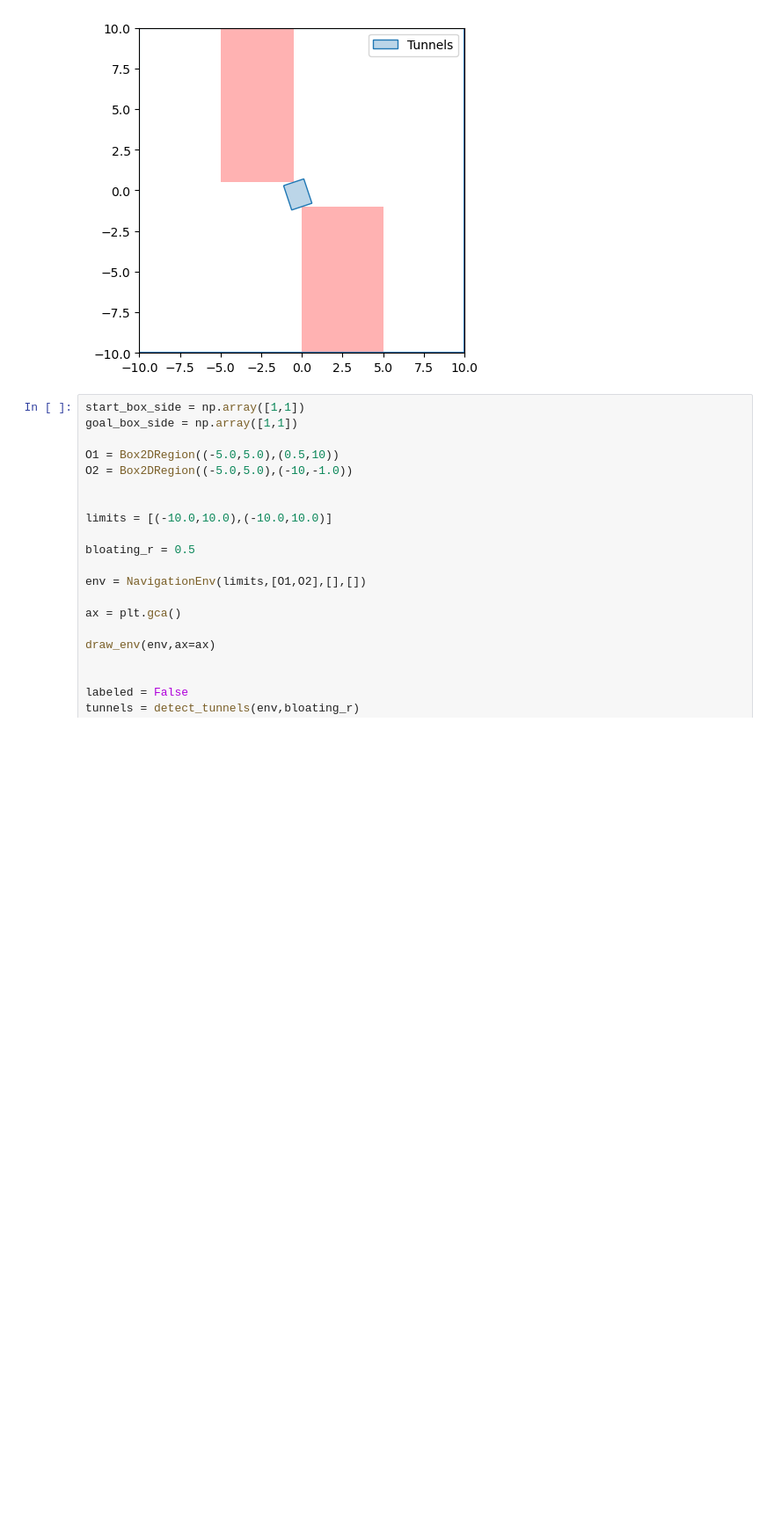
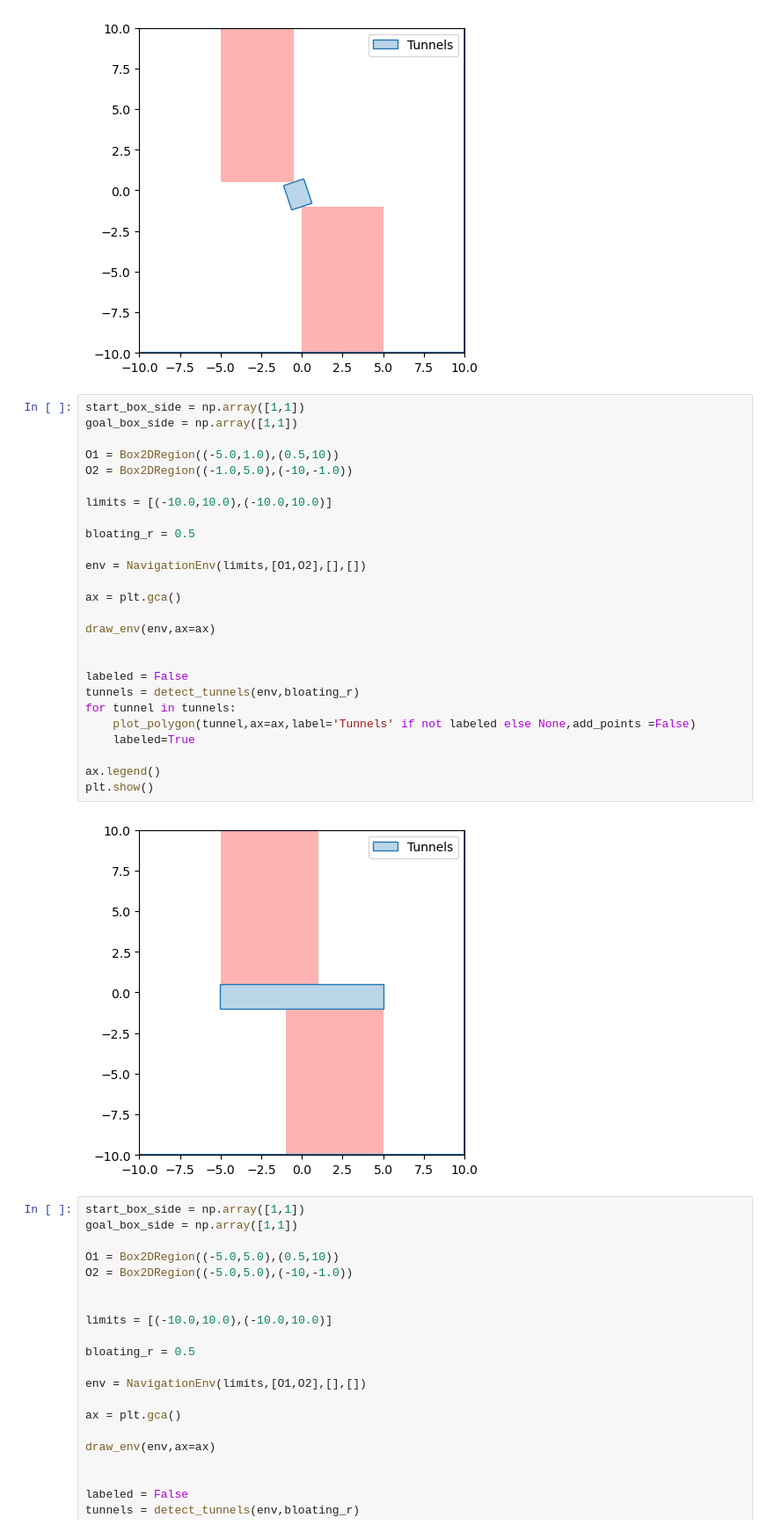
Before and after one commit to CoNG-harvard/PA-Nav, a Jupyter notebook: notebooks/Tunnel detection.ipynb, the cells around one changed output. Shown at 88% size. Cells and saved outputs as stored; diff of their text form; blank space fills up the shorter version.

Commit message:
Clean up tunnel detection notebook.

```diff
--- a/notebooks/Tunnel detection.ipynb
+++ b/notebooks/Tunnel detection.ipynb
@@ -45,6 +45,34 @@ ax.legend()
 plt.show()
 # %% [output]
 [figure]
+# %%
+start_box_side = np.array([1,1])
+goal_box_side = np.array([1,1])
+
+O1 = Box2DRegion((-5.0,1.0),(0.5,10))
+O2 = Box2DRegion((-1.0,5.0),(-10,-1.0))
+
+limits = [(-10.0,10.0),(-10.0,10.0)]
+
+bloating_r = 0.5
+
+env = NavigationEnv(limits,[O1,O2],[],[])
+
+ax = plt.gca()
+
+draw_env(env,ax=ax)
+
+
+labeled = False
+tunnels = detect_tunnels(env,bloating_r)
+for tunnel in tunnels:
+    plot_polygon(tunnel,ax=ax,label='Tunnels' if not labeled else None,add_points =False)
+    labeled=True
+
+ax.legend()
+plt.show()
+# %% [output]
+[figure, added]
 # %%
 start_box_side = np.array([1,1])
 goal_box_side = np.array([1,1])
```
